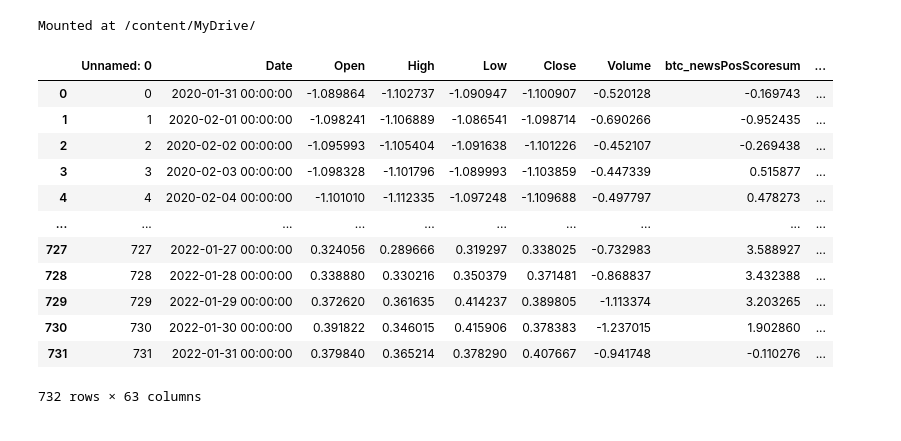
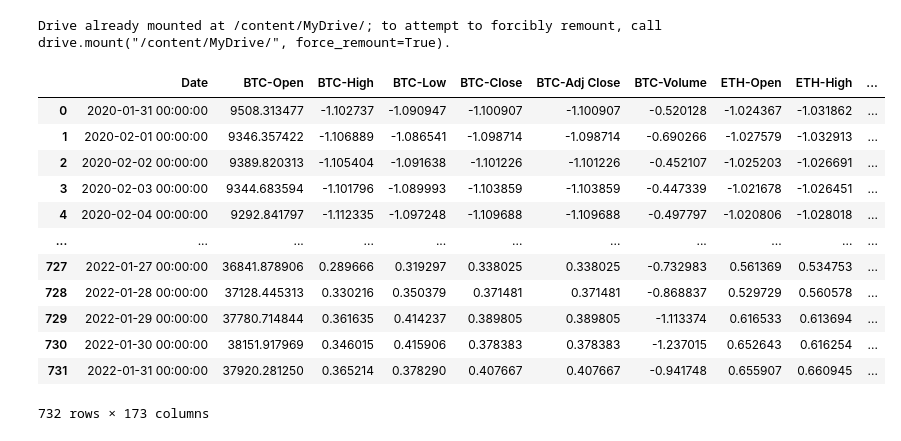
Before and after one commit to xghouftw/cryptopredict, a Jupyter notebook: NormalizeData.ipynb, the cells around one changed output. Drawn from its saved outputs; the diff is of its cells as text; code cells hidden in the pictures.

```diff
--- a/NormalizeData.ipynb
+++ b/NormalizeData.ipynb
@@ -9,9 +9,9 @@ import numpy as np
 import sys
 from google.colab import drive
 
-drive.mount("/content/MyDrive/", force_remount=True)
+drive.mount("/content/MyDrive/")
 # %% [output]
-Mounted at /content/MyDrive/
+Drive already mounted at /content/MyDrive/; to attempt to forcibly remount, call drive.mount("/content/MyDrive/", force_remount=True).
 # %%
 def normalize_column(column: pd.Series)-> pd.Series:
   STD = np.std(column)
@@ -21,26 +21,28 @@ def normalize_column(column: pd.Series)-> pd.Series:
 # %%
 def main(data: pd.DataFrame):
   columns = list(data.columns)
-  for column in columns[2:]:
+  for column in columns[1:]:
     data[column] = normalize_column(data[column])
 # %%
 if __name__=="__main__":
   filepath = './MyDrive/MyDrive/ISEF/Datasets/MergedPriceData.csv'
+  out_path = './MyDrive/MyDrive/ISEF/Datasets/NormalizedMergedPriceData.csv'
   df = pd.read_csv(filepath)
+  df.replace(to_replace = np.nan, value = 0.0, inplace = True)
   main(df)
   display(df)
-  # df.to_csv(filepath, index=False)
+  df.to_csv(out_path, index=False)
 # %% [output]
-|  | Unnamed: 0 | Date | Open | High | Low | Close | Volume | btc_newsPosScoresum | ... |
-| 0 | 0 | 2020-01-31 00:00:00 | -1.089864 | -1.102737 | -1.090947 | -1.100907 | -0.520128 | -0.169743 | ... |
-| 1 | 1 | 2020-02-01 00:00:00 | -1.098241 | -1.106889 | -1.086541 | -1.098714 | -0.690266 | -0.952435 | ... |
-| 2 | 2 | 2020-02-02 00:00:00 | -1.095993 | -1.105404 | -1.091638 | -1.101226 | -0.452107 | -0.269438 | ... |
-| 3 | 3 | 2020-02-03 00:00:00 | -1.098328 | -1.101796 | -1.089993 | -1.103859 | -0.447339 | 0.515877 | ... |
-| 4 | 4 | 2020-02-04 00:00:00 | -1.101010 | -1.112335 | -1.097248 | -1.109688 | -0.497797 | 0.478273 | ... |
-| ... | ... | ... | ... | ... | ... | ... | ... | ... | ... |
-| 727 | 727 | 2022-01-27 00:00:00 | 0.324056 | 0.289666 | 0.319297 | 0.338025 | -0.732983 | 3.588927 | ... |
-| 728 | 728 | 2022-01-28 00:00:00 | 0.338880 | 0.330216 | 0.350379 | 0.371481 | -0.868837 | 3.432388 | ... |
-| 729 | 729 | 2022-01-29 00:00:00 | 0.372620 | 0.361635 | 0.414237 | 0.389805 | -1.113374 | 3.203265 | ... |
-| 730 | 730 | 2022-01-30 00:00:00 | 0.391822 | 0.346015 | 0.415906 | 0.378383 | -1.237015 | 1.902860 | ... |
-| 731 | 731 | 2022-01-31 00:00:00 | 0.379840 | 0.365214 | 0.378290 | 0.407667 | -0.941748 | -0.110276 | ... |
+|  | Date | BTC-Open | BTC-High | BTC-Low | BTC-Close | BTC-Adj Close | BTC-Volume | ETH-Open | ETH-High | ... |
+| 0 | 2020-01-31 00:00:00 | 9508.313477 | -1.102737 | -1.090947 | -1.100907 | -1.100907 | -0.520128 | -1.024367 | -1.031862 | ... |
+| 1 | 2020-02-01 00:00:00 | 9346.357422 | -1.106889 | -1.086541 | -1.098714 | -1.098714 | -0.690266 | -1.027579 | -1.032913 | ... |
+| 2 | 2020-02-02 00:00:00 | 9389.820313 | -1.105404 | -1.091638 | -1.101226 | -1.101226 | -0.452107 | -1.025203 | -1.026691 | ... |
+| 3 | 2020-02-03 00:00:00 | 9344.683594 | -1.101796 | -1.089993 | -1.103859 | -1.103859 | -0.447339 | -1.021678 | -1.026451 | ... |
+| 4 | 2020-02-04 00:00:00 | 9292.841797 | -1.112335 | -1.097248 | -1.109688 | -1.109688 | -0.497797 | -1.020806 | -1.028018 | ... |
+| ... | ... | ... | ... | ... | ... | ... | ... | ... | ... | ... |
+| 727 | 2022-01-27 00:00:00 | 36841.878906 | 0.289666 | 0.319297 | 0.338025 | 0.338025 | -0.732983 | 0.561369 | 0.534753 | ... |
+| 728 | 2022-01-28 00:00:00 | 37128.445313 | 0.330216 | 0.350379 | 0.371481 | 0.371481 | -0.868837 | 0.529729 | 0.560578 | ... |
+| 729 | 2022-01-29 00:00:00 | 37780.714844 | 0.361635 | 0.414237 | 0.389805 | 0.389805 | -1.113374 | 0.616533 | 0.613694 | ... |
+| 730 | 2022-01-30 00:00:00 | 38151.917969 | 0.346015 | 0.415906 | 0.378383 | 0.378383 | -1.237015 | 0.652643 | 0.616254 | ... |
+| 731 | 2022-01-31 00:00:00 | 37920.281250 | 0.365214 | 0.378290 | 0.407667 | 0.407667 | -0.941748 | 0.655907 | 0.660945 | ... |
-732 rows × 63 columns
+732 rows × 173 columns
```
Also changed, not shown: parts of 1 cell of this notebook.
